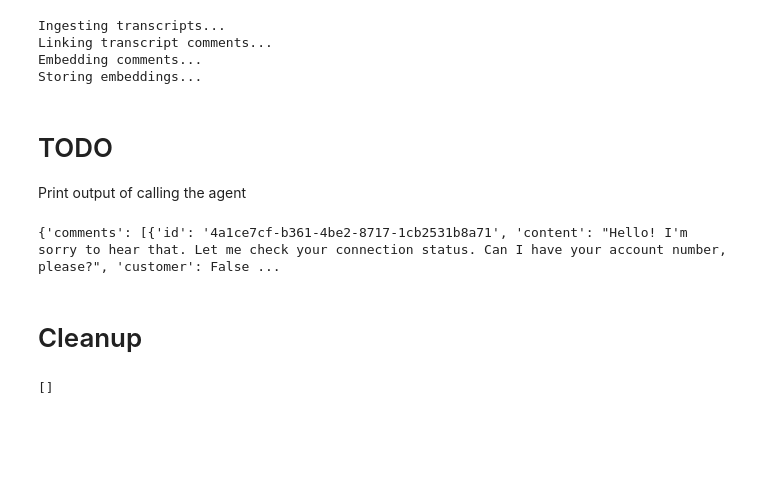
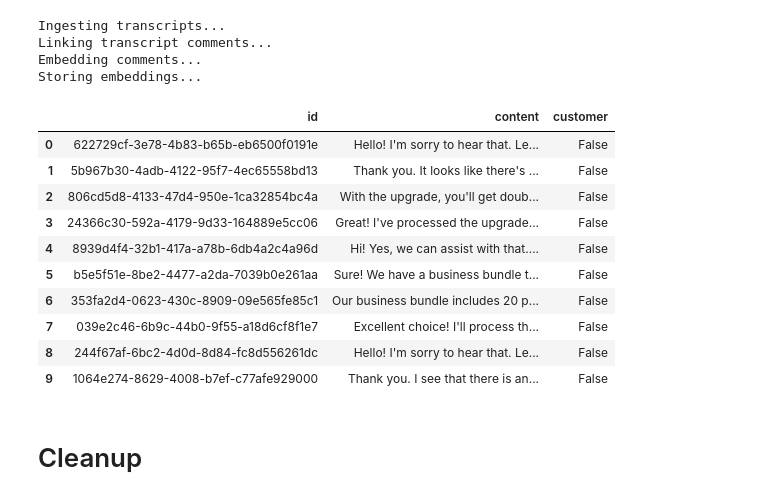
Before and after one commit to neo4j-field/call-transcripts-automation, a Jupyter notebook: students/1_IngestTranscripts.ipynb, the cells around one changed output. Saved outputs shown, nothing was run; the diff lists cells and outputs as text; code cells hidden in the pictures; blank space fills up the shorter version.

```diff
--- a/students/1_IngestTranscripts.ipynb
+++ b/students/1_IngestTranscripts.ipynb
@@ -287,19 +287,24 @@ Ingesting transcripts...
 Linking transcript comments...
 Embedding comments...
 Storing embeddings...
-# %% [markdown]
-# TODO
-Print output of calling the agent
 # %%
-print(res)
+# print(res)
 
-# df = pd.DataFrame([dict(comments) for comment in res.comments])
-# df[:10]
+df = pd.DataFrame(res['comments'])
+df[:10]
 # %% [output]
-{'comments': [{'id': '4a1ce7cf-b361-4be2-8717-1cb2531b8a71', 'content': "Hello! I'm sorry to hear that. Let me check your connection status. Can I have your account number, please?", 'customer': False ...
+|  | id | content | customer |
+| 0 | 622729cf-3e78-4b83-b65b-eb6500f0191e | Hello! I'm sorry to hear that. Le... | False |
+| 1 | 5b967b30-4adb-4122-95f7-4ec65558bd13 | Thank you. It looks like there's ... | False |
+| 2 | 806cd5d8-4133-47d4-950e-1ca32854bc4a | With the upgrade, you'll get doub... | False |
+| 3 | 24366c30-592a-4179-9d33-164889e5cc06 | Great! I've processed the upgrade... | False |
+| 4 | 8939d4f4-32b1-417a-a78b-6db4a2c4a96d | Hi! Yes, we can assist with that.... | False |
+| 5 | b5e5f51e-8be2-4477-a2da-7039b0e261aa | Sure! We have a business bundle t... | False |
+| 6 | 353fa2d4-0623-430c-8909-09e565fe85c1 | Our business bundle includes 20 p... | False |
+| 7 | 039e2c46-6b9c-44b0-9f55-a18d6cf8f1e7 | Excellent choice! I'll process th... | False |
+| 8 | 244f67af-6bc2-4d0d-8d84-fc8d556261dc | Hello! I'm sorry to hear that. Le... | False |
+| 9 | 1064e274-8629-4008-b7ef-c77afe929000 | Thank you. I see that there is an... | False |
 # %% [markdown]
 # Cleanup
 # %%
-graph_db.query("MATCH (n) DETACH DELETE n")
+#graph_db.query("MATCH (n) DETACH DELETE n")
-# %% [output]
-[]
```
